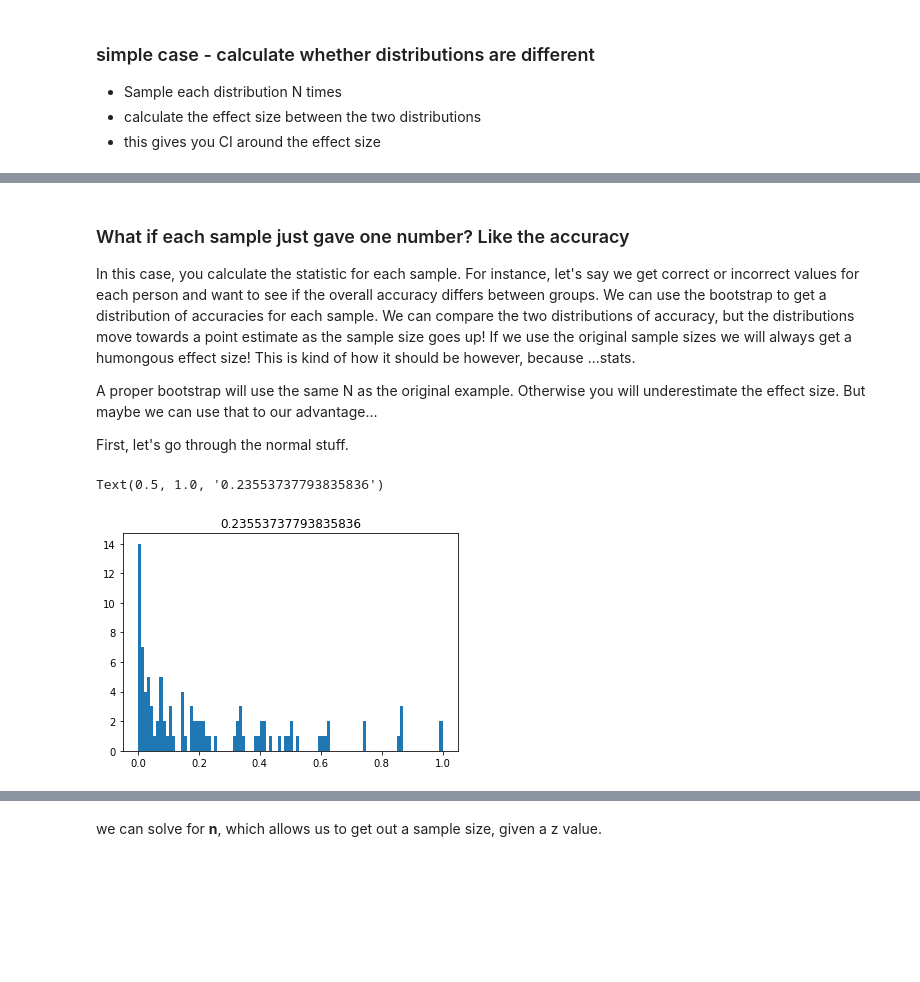
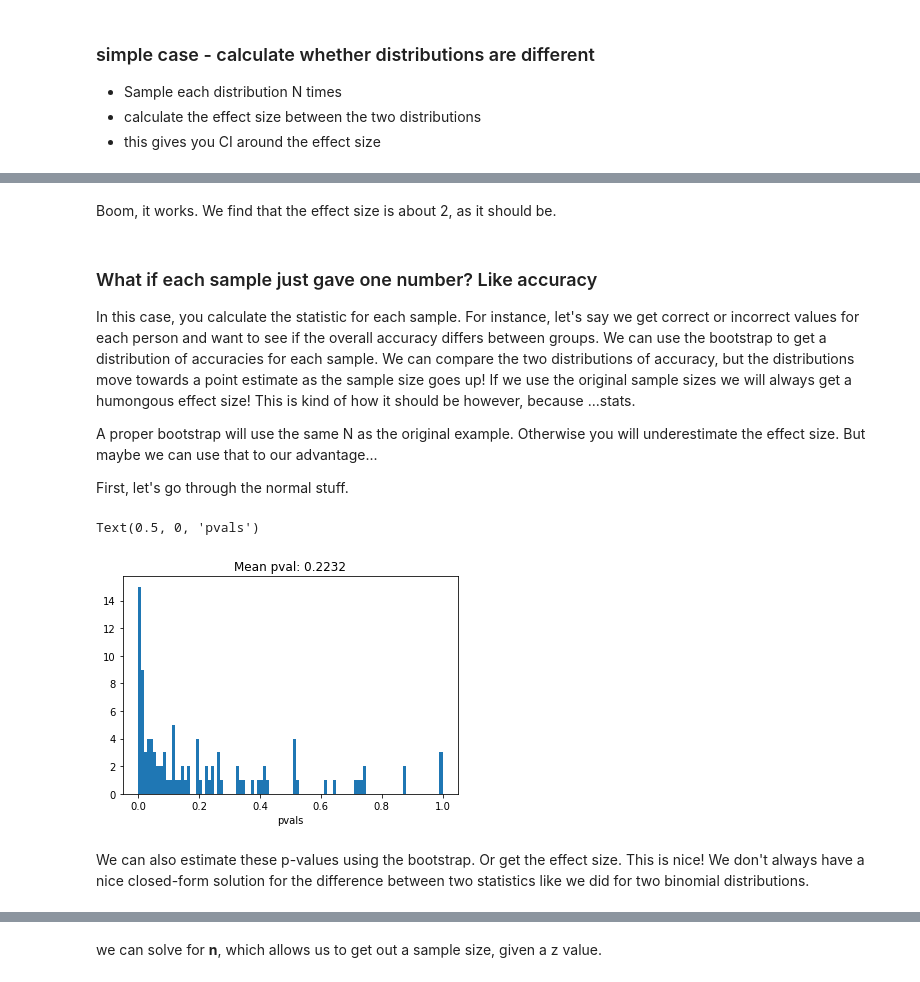
Before and after one commit to goswamig/credoai_lens, a Jupyter notebook: experimental/bootstrapping.ipynb, the cells around one changed output, grey strips where cells are left out. Drawn from its saved outputs; the diff is of its cells as text; code cells hidden in the pictures; blank space fills up the shorter version.

```diff
--- a/experimental/bootstrapping.ipynb
+++ b/experimental/bootstrapping.ipynb
@@ -82,5 +93,7 @@ Text(0.5, 1.0, '1.9913268785654676')
+# %% [markdown]
+Boom, it works. We find that the effect size is about 2, as it should be.
 # %% [markdown]
-### What if each sample just gave one number? Like the accuracy
+### What if each sample just gave one number? Like accuracy
 
 In this case, you calculate the statistic for each sample. For instance, let's say we get correct or incorrect values for each person and want to see if the overall accuracy differs between groups. We can use the bootstrap to get a distribution of accuracies for each sample. We can compare the two distributions of accuracy, but the distributions move towards a point estimate as the sample size goes up! If we use the original sample sizes we will always get a humongous effect size! This is kind of how it should be however, because ...stats.
 
@@ -123,9 +138,12 @@ for _ in range(100):
 # %%
 # we get a range of p vals for each sample
 statistics = [r['z_test'] for r in repeats]
 _=plt.hist(statistics, bins=100)
-plt.title(np.mean(statistics))
+plt.title(f'Mean pval: {np.mean(statistics):.4f}')
+plt.xlabel('pvals')
 # %% [output]
-Text(0.5, 1.0, '0.23553737793835836')
+Text(0.5, 0, 'pvals')
-[figure, old version]
+[figure, new version]
+# %% [markdown]
+We can also estimate these p-values using the bootstrap. Or get the effect size. This is nice! We don't always have a nice closed-form solution for the difference between two statistics like we did for two binomial distributions.
 # %%
```
Also changed, not shown: parts of 29 cells of this notebook.
